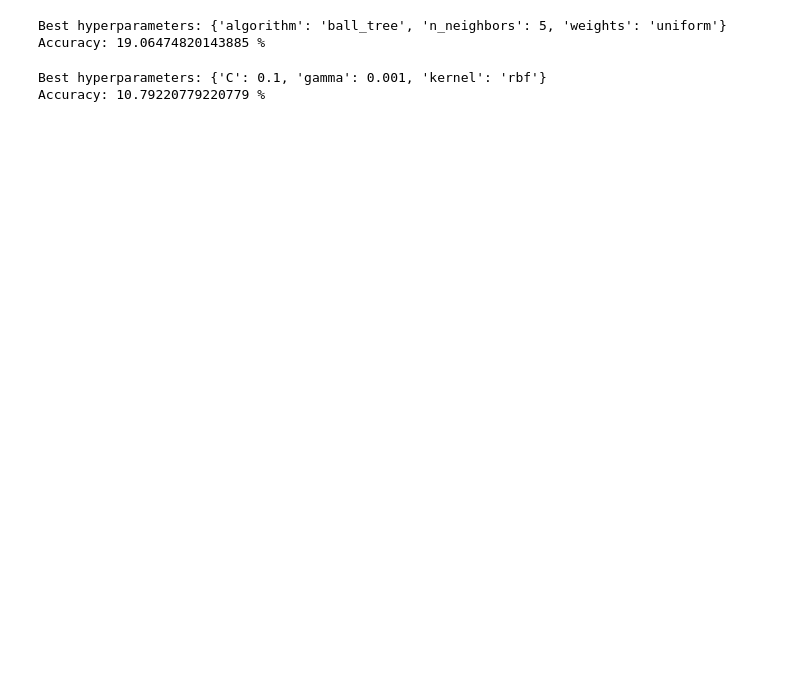
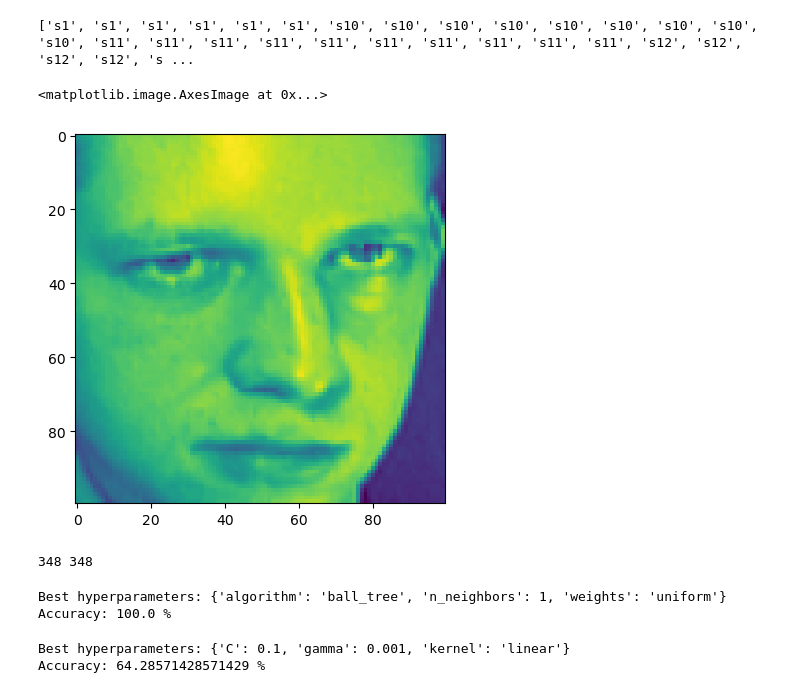
Before and after one commit to alaayasser01/Face-Recognition-System, a Jupyter notebook: model.ipynb, the cells around one changed output. Saved outputs shown, nothing was run; the diff lists cells and outputs as text; code cells hidden in the pictures; blank space fills up the shorter version.

Commit message:
fix labels
model is now acceptable

```diff
--- a/model.ipynb
+++ b/model.ipynb
@@ -4,7 +4,7 @@ import zipfile
 import numpy as np
 
 data = {}
-with zipfile.ZipFile("C:/Users/Alaa Yasser/OneDrive/Desktop/computer vision/fp/final_CV/archive.zip") as facezip:
+with zipfile.ZipFile("archive.zip") as facezip:
     for filename in facezip.namelist():
         if not filename.endswith(".pgm"):
             continue # not a face picture
@@ -106,7 +106,10 @@ for filename, img in data.items():
         face_img = img[y:y+h, x:x+w]
         resized_face = cv2.resize(face_img, (100, 100))
         faces.append(resized_face)
-        labels.append(filename.split("/")[1])
+        labels.append(filename.split("/")[0])
 
 # Convert the list of faces to a numpy array
 faces = np.array(faces)
+print(labels)
+# %% [output]
+['s1', 's1', 's1', 's1', 's1', 's1', 's10', 's10', 's10', 's10', 's10', 's10', 's10', 's10', 's10', 's11', 's11', 's11', 's11', 's11', 's11', 's11', 's11', 's11', 's11', 's12', 's12', 's12', 's12', 's ...
@@ -116,18 +116,31 @@ mean_face, eigvecs, X_pca = perform_pca_faster(faces)
+# %%
+mean_face, eigvecs, X_pca = perform_pca_faster(faces)
+
+
+
+
+plt.imshow(faces[1])
+# %% [output]
+<matplotlib.image.AxesImage at 0x...>
+[figure, added]
 # %%
 from sklearn.model_selection import train_test_split
-train_X_pca, test_X_pca = train_test_split(list(X_pca), test_size=0.2, random_state=42)
-train_labels, test_labels = train_test_split(list(labels), test_size=0.2, random_state=42)
+train_X_pca, test_X_pca,train_labels, test_labels = train_test_split(list(X_pca), list(labels), test_size=0.2, random_state=42)
+
+print(len(X_pca),len(labels))
+# %% [output]
+348 348
 # %%
 knn_model = knn_recognition_model_grid_search(train_X_pca, train_labels)
 
-y_pred = knn_model.predict(train_X_pca)
+y_pred = knn_model.predict(test_X_pca)
 
 accuracy = knn_model.score(train_X_pca, train_labels)
 
 print("Accuracy:", accuracy*100 , '%')
 # %% [output]
-Best hyperparameters: {'algorithm': 'ball_tree', 'n_neighbors': 5, 'weights': 'uniform'}
-Accuracy: 19.06474820143885 %
+Best hyperparameters: {'algorithm': 'ball_tree', 'n_neighbors': 1, 'weights': 'uniform'}
+Accuracy: 100.0 %
 # %%
 from sklearn.svm import SVC
 from sklearn.model_selection import GridSearchCV
@@ -159,7 +172,7 @@ pca.fit(train_X_pca)
 # Transform the test data using the fitted PCA object
 transformed_test_X = pca.transform(test_X_pca)
 # %%
-svm_model = svm_recognition_model(train_X_pca, train_labels)
+svm_model = svm_recognition_model(test_X_pca, test_labels)
 # %% [output]
-Best hyperparameters: {'C': 0.1, 'gamma': 0.001, 'kernel': 'rbf'}
-Accuracy: 10.79220779220779 %
+Best hyperparameters: {'C': 0.1, 'gamma': 0.001, 'kernel': 'linear'}
+Accuracy: 64.28571428571429 %
```
Also changed, not shown: parts of 1 cell of this notebook.
